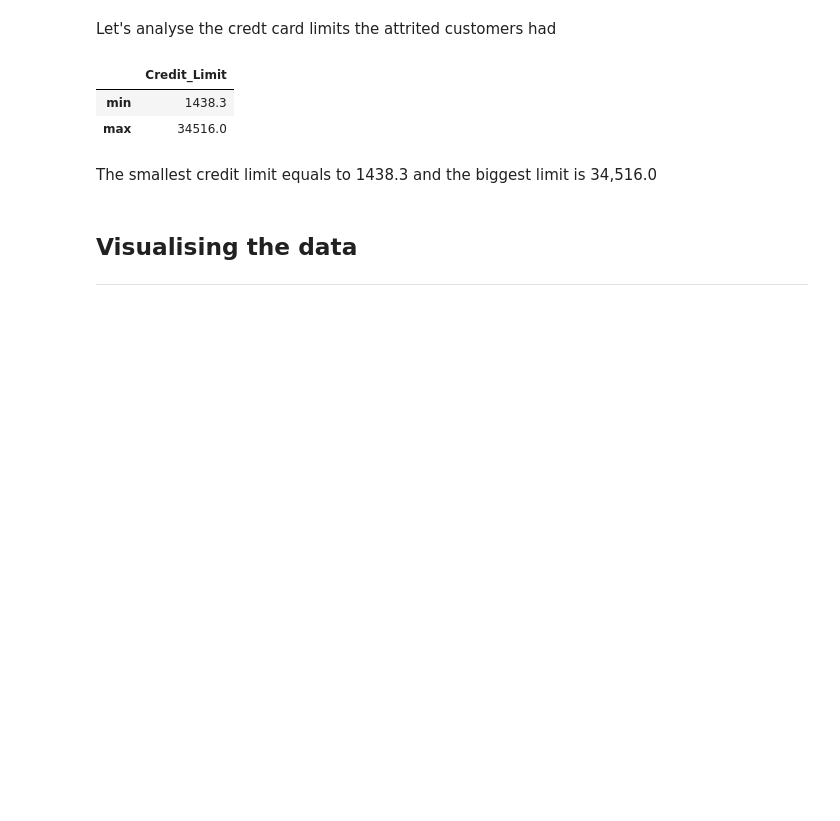
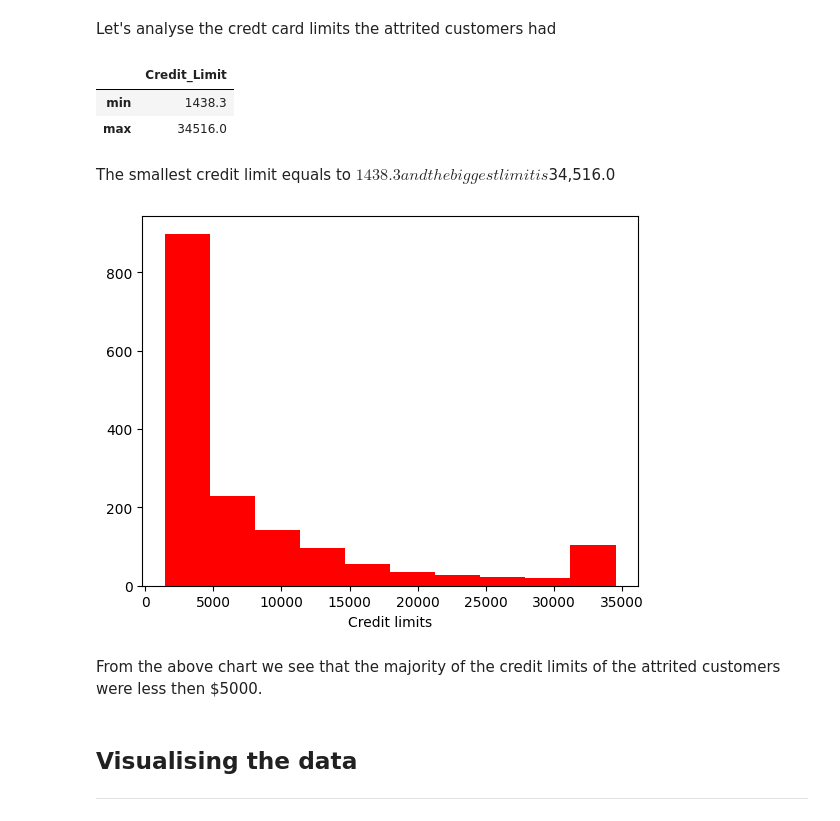
Before and after one commit to OlgaKantarzhy/data-and-python, a Jupyter notebook: The_Bank_project.ipynb, the cells around one changed output. Cells and saved outputs as stored; diff of their text form; code cells hidden in the pictures; blank space fills up the shorter version.

```diff
--- a/The_Bank_project.ipynb
+++ b/The_Bank_project.ipynb
@@ -229,7 +229,15 @@ attrited.agg({
 | min | 1438.3 |
 | max | 34516.0 |
 # %% [markdown]
-The smallest credit limit equals to 1438.3 and the biggest limit is 34,516.0
+The smallest credit limit equals to $1438.3 and the biggest limit is $34,516.0
+# %%
+plt.hist(attrited["Credit_Limit"], color = "red")
+plt.xlabel("Credit limits")
+plt.show()
+# %% [output]
+[figure, added]
+# %% [markdown]
+From the above chart we see that the majority of the credit limits of the attrited customers were less then $5000.
 # %% [markdown]
 ## Visualising the data
 
```
